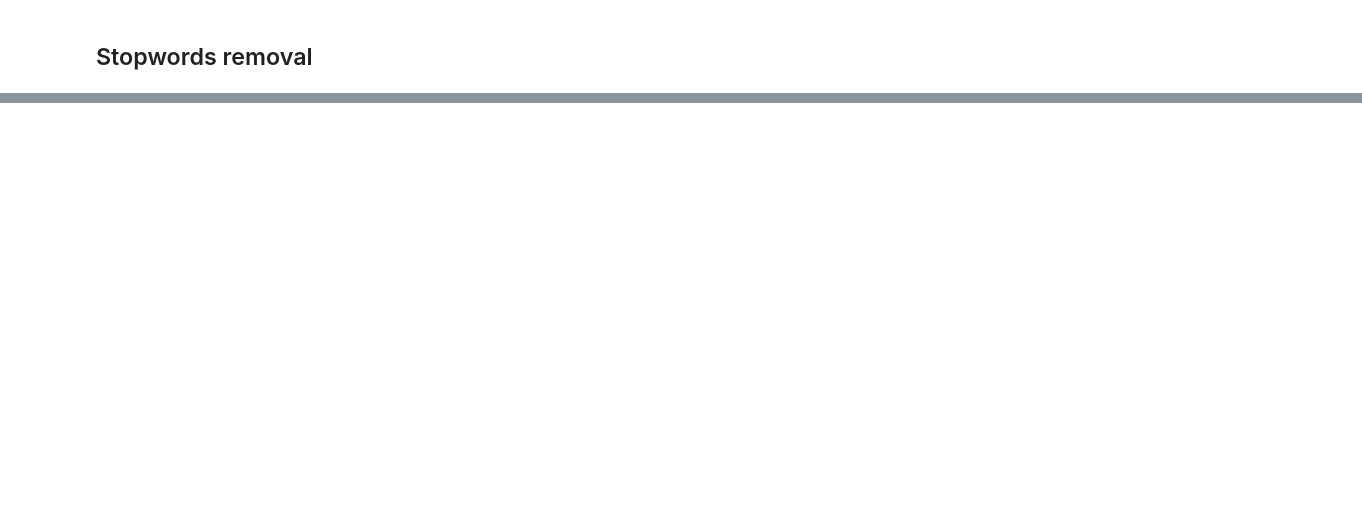
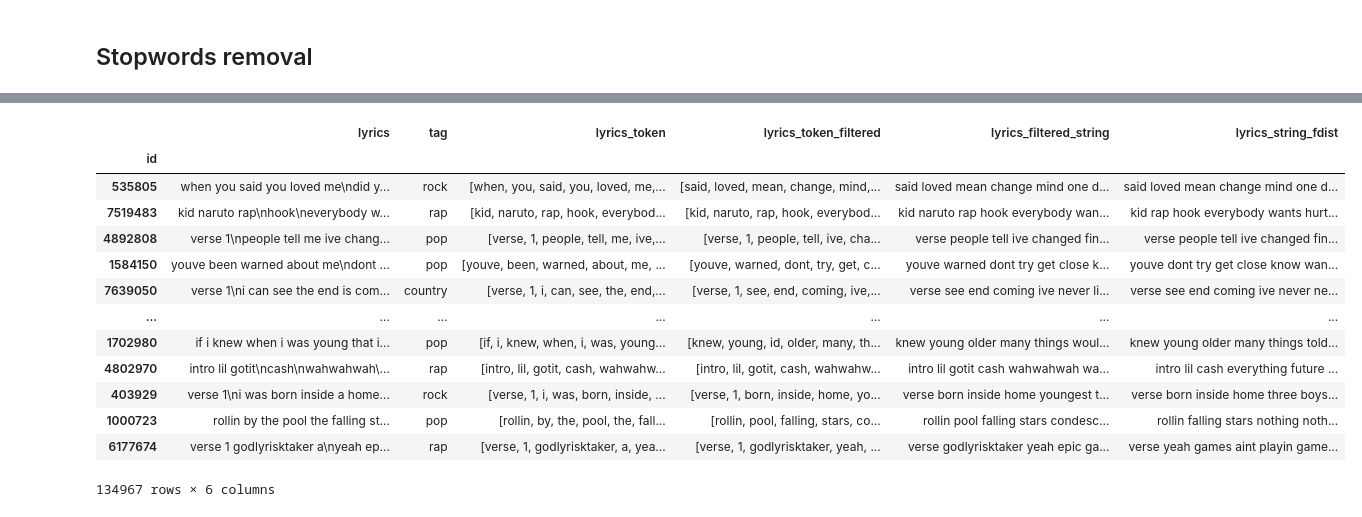
Before and after one commit to ARCadete21/Text-Mining-Project, a Jupyter notebook: eda.ipynb, the cells around one changed output, grey strips where cells are left out. Cells and saved outputs as stored; diff of their text form; code cells hidden in the pictures; blank space fills up the shorter version.

```diff
--- a/eda.ipynb
+++ b/eda.ipynb
@@ -1154,12 +326,9 @@ text_train
 stopwords = stopwords.words('english')
 # %%
 # Remove stopwords
-text_train['title_token_filtered'] = text_train['title_token'].apply(lambda x: [item for item in x if item not in stopwords])
-text_train['lyrics_token_filtered'] = text_train['lyrics_token'].apply(lambda x: [item for item in x if item not in stopwords])
+lyrics['lyrics_token_filtered'] = lyrics['lyrics_token'].apply(lambda x: [item for item in x if item not in stopwords])
 # %%
-text_train['title_filtered_string'] = text_train['title_token_filtered'].apply(lambda x: ' '.join([item for item in x if len(item)>2]))
-text_train['lyrics_filtered_string'] = text_train['lyrics_token_filtered'].apply(lambda x: ' '.join([item for item in x if len(item)>2]))
+lyrics['lyrics_filtered_string'] = lyrics['lyrics_token_filtered'].apply(lambda x: ' '.join([item for item in x if len(item)>2]))
 # %%
-title_all_words = ' '.join([word for word in text_train['title_filtered_string']])
-lyrics_all_words = ' '.join([word for word in text_train['lyrics_filtered_string']])
+lyrics_all_words = ' '.join([word for word in lyrics['lyrics_filtered_string']])
 # %%
@@ -1171,3 +338,2 @@ lyrics_fdist = FreqDist(lyrics_tokenized_words)
 # %%
-text_train['title_string_fdist'] = text_train['title_token_filtered'].apply(lambda x: ' '.join([item for item in x if title_fdist[item] >= 4]))
-text_train['lyrics_string_fdist'] = text_train['lyrics_token_filtered'].apply(lambda x: ' '.join([item for item in x if lyrics_fdist[item] >= 4]))
+lyrics['lyrics_string_fdist'] = lyrics['lyrics_token_filtered'].apply(lambda x: ' '.join([item for item in x if lyrics_fdist[item] >= 2500]))
@@ -1190,0 +340,17 @@ text_train
+# %%
+lyrics
+# %% [output]
+|  | lyrics | tag | lyrics_token | lyrics_token_filtered | lyrics_filtered_string | lyrics_string_fdist |
+| id |  |  |  |  |  |  |
+| 535805 | when you said you loved me\ndid y... | rock | [when, you, said, you, loved, me,... | [said, loved, mean, change, mind,... | said loved mean change mind one d... | said loved mean change mind one d... |
+| 7519483 | kid naruto rap\nhook\neverybody w... | rap | [kid, naruto, rap, hook, everybod... | [kid, naruto, rap, hook, everybod... | kid naruto rap hook everybody wan... | kid rap hook everybody wants hurt... |
+| 4892808 | verse 1\npeople tell me ive chang... | pop | [verse, 1, people, tell, me, ive,... | [verse, 1, people, tell, ive, cha... | verse people tell ive changed fin... | verse people tell ive changed fin... |
+| 1584150 | youve been warned about me\ndont ... | pop | [youve, been, warned, about, me, ... | [youve, warned, dont, try, get, c... | youve warned dont try get close k... | youve dont try get close know wan... |
+| 7639050 | verse 1\ni can see the end is com... | country | [verse, 1, i, can, see, the, end,... | [verse, 1, see, end, coming, ive,... | verse see end coming ive never li... | verse see end coming ive never ne... |
+| ... | ... | ... | ... | ... | ... | ... |
+| 1702980 | if i knew when i was young that i... | pop | [if, i, knew, when, i, was, young... | [knew, young, id, older, many, th... | knew young older many things woul... | knew young older many things told... |
+| 4802970 | intro lil gotit\ncash\nwahwahwah\... | rap | [intro, lil, gotit, cash, wahwahw... | [intro, lil, gotit, cash, wahwahw... | intro lil gotit cash wahwahwah wa... | intro lil cash everything future ... |
+| 403929 | verse 1\ni was born inside a home... | rock | [verse, 1, i, was, born, inside, ... | [verse, 1, born, inside, home, yo... | verse born inside home youngest t... | verse born inside home three boys... |
+| 1000723 | rollin by the pool the falling st... | pop | [rollin, by, the, pool, the, fall... | [rollin, pool, falling, stars, co... | rollin pool falling stars condesc... | rollin falling stars nothing noth... |
+| 6177674 | verse 1 godlyrisktaker a\nyeah ep... | rap | [verse, 1, godlyrisktaker, a, yea... | [verse, 1, godlyrisktaker, yeah, ... | verse godlyrisktaker yeah epic ga... | verse yeah games aint playin game... |
+134967 rows × 6 columns
```
Also changed, not shown: parts of 98 cells of this notebook.
